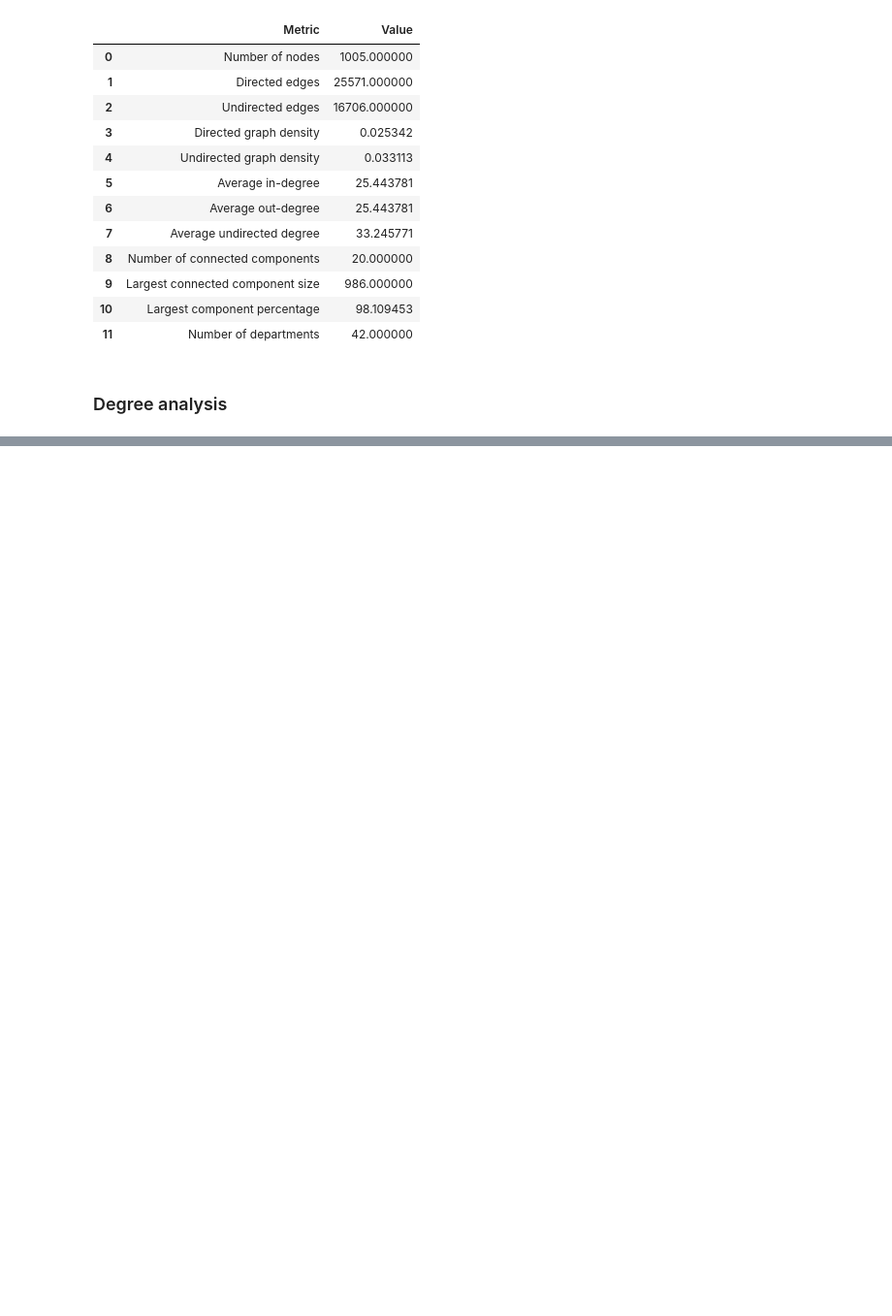
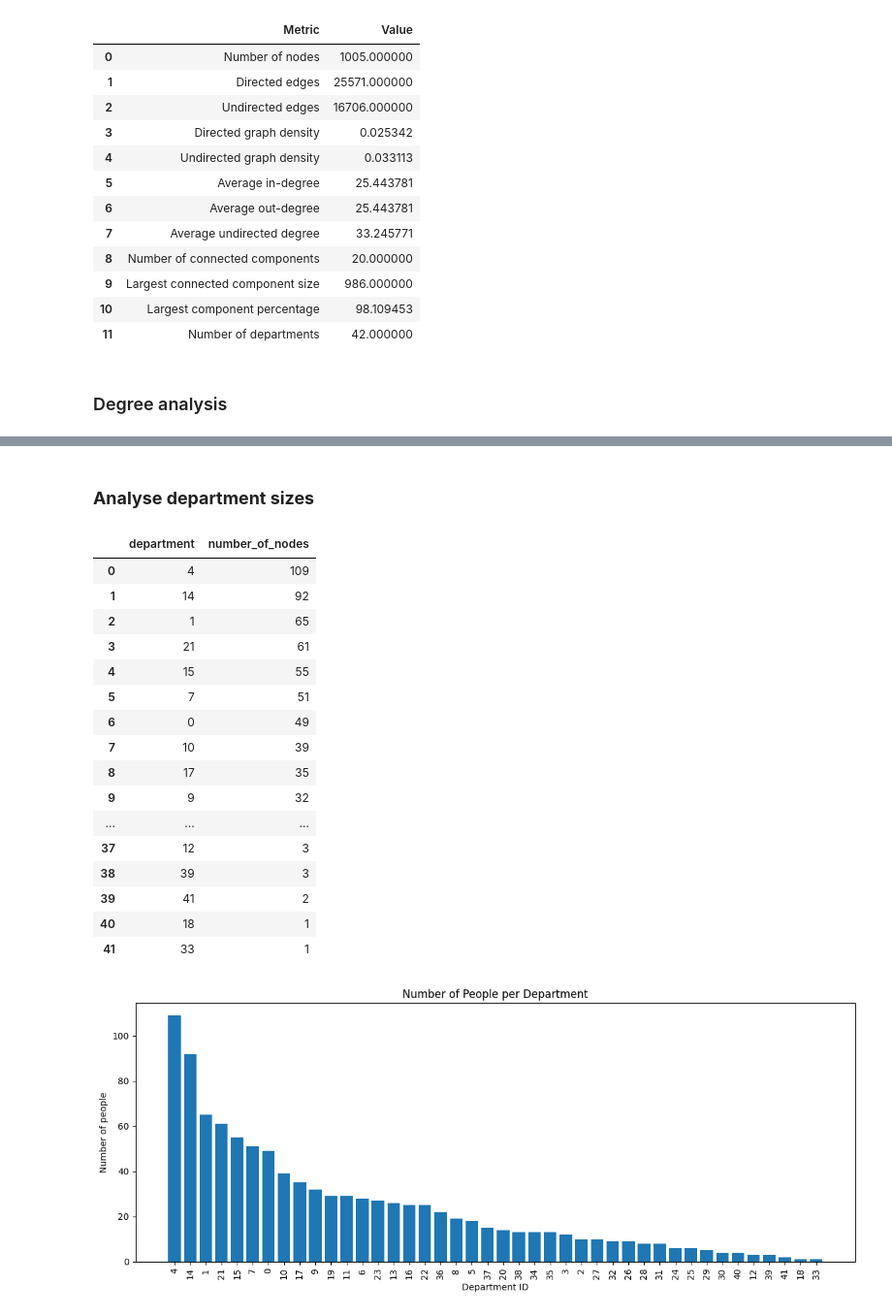
Before and after one commit to hashini596/Communication-Network-Failure-and-Resilience, a Jupyter notebook: notebooks/02_graph_construction_analysis.ipynb, the cells around one changed output, grey strips where cells are left out. Shown at 97% size. Cells and saved outputs as stored; diff of their text form; code cells hidden in the pictures; blank space fills up the shorter version.

Commit message:
Analyse department sizes

```diff
--- a/notebooks/02_graph_construction_analysis.ipynb
+++ b/notebooks/02_graph_construction_analysis.ipynb
@@ -288,0 +325,56 @@ degree_df.to_csv(
+# %% [markdown]
+### **Analyse department sizes**
+# %%
+department_sizes = (
+    departments.groupby("department")["node"]
+    .nunique()
+    .sort_values(ascending=False)
+    .reset_index(name="number_of_nodes")
+)
+
+display(department_sizes)
+
+department_sizes.to_csv(
+    TABLES_DIR / "department_sizes.csv",
+    index=False
+)
+
+plt.figure(figsize=(12, 5))
+
+plt.bar(
+    department_sizes["department"].astype(str),
+    department_sizes["number_of_nodes"]
+)
+
+plt.title("Number of People per Department")
+plt.xlabel("Department ID")
+plt.ylabel("Number of people")
+plt.xticks(rotation=90)
+plt.tight_layout()
+
+plt.savefig(
+    FIGURES_DIR / "department_sizes.png",
+    dpi=300,
+    bbox_inches="tight"
+)
+
+plt.show()
+# %% [output]
+|  | department | number_of_nodes |
+| 0 | 4 | 109 |
+| 1 | 14 | 92 |
+| 2 | 1 | 65 |
+| 3 | 21 | 61 |
+| 4 | 15 | 55 |
+| 5 | 7 | 51 |
+| 6 | 0 | 49 |
+| 7 | 10 | 39 |
+| 8 | 17 | 35 |
+| 9 | 9 | 32 |
+| ... | ... | ... |
+| 37 | 12 | 3 |
+| 38 | 39 | 3 |
+| 39 | 41 | 2 |
+| 40 | 18 | 1 |
+| 41 | 33 | 1 |
+[figure, added]
```
Also changed, not shown: parts of 2 cells of this notebook, 4 other files.
